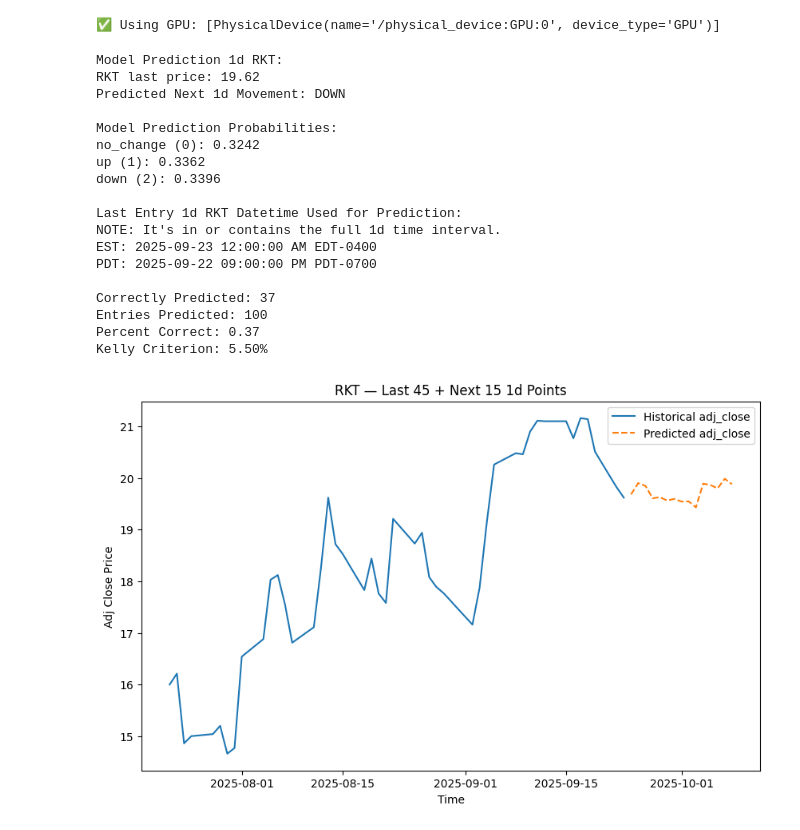
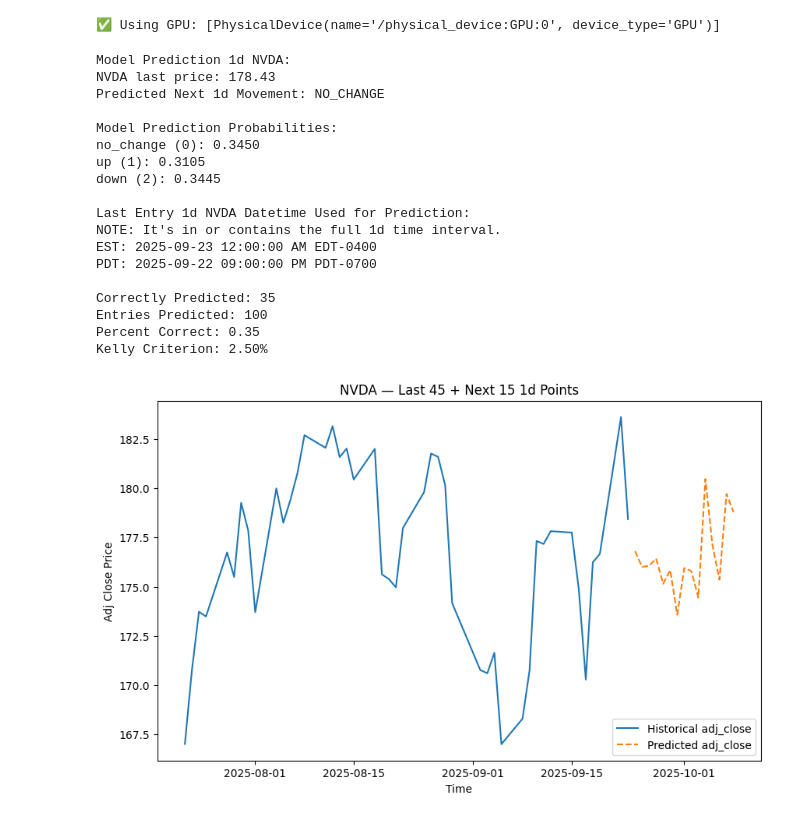
Before and after one commit to yuchild/stock_production_agg, a Jupyter notebook: validations.ipynb, the cells around one changed output. Saved outputs shown, nothing was run; the diff lists cells and outputs as text; code cells hidden in the pictures.

```diff
--- a/validations.ipynb
+++ b/validations.ipynb
@@ -32,7 +32,7 @@ f.make_master_table(stock_set, interval)
 # %%
 f.xg_boost_model(interval, grid_search_on=True)
 # %%
-symbol = 'rkt'.upper()
+symbol = 'nvda'.upper()
 interval = '1d'
 f.model_prospect(symbol, interval, build=False)
 df_val = f.model_validation(symbol, interval)
@@ -44,33 +44,33 @@ p = correctly_predicted / entries_predicted # percent correct
 print(f'Percent Correct: {p}')
 print(f'Kelly Criterion: {f.kelly_c(p=[p], l=1, g=2)[0]:.2%}')
 # %% [output]
-Model Prediction 1d RKT:
-RKT last price: 19.62
-Predicted Next 1d Movement: DOWN
+Model Prediction 1d NVDA:
+NVDA last price: 178.43
+Predicted Next 1d Movement: NO_CHANGE
 
 Model Prediction Probabilities:
-no_change (0): 0.3242
-up (1): 0.3362
-down (2): 0.3396
+no_change (0): 0.3450
+up (1): 0.3105
+down (2): 0.3445
 
-Last Entry 1d RKT Datetime Used for Prediction:
+Last Entry 1d NVDA Datetime Used for Prediction:
 NOTE: It's in or contains the full 1d time interval.
 EST: 2025-09-23 12:00:00 AM EDT-0400
 PDT: 2025-09-22 09:00:00 PM PDT-0700
 
-Correctly Predicted: 37
+Correctly Predicted: 35
 Entries Predicted: 100
-Percent Correct: 0.37
-Kelly Criterion: 5.50%
+Percent Correct: 0.35
+Kelly Criterion: 2.50%
 # %%
 # regressor model
 # Train the 15-step-ahead model on your aggregated data:
 f.xg_boost_reg_model(interval="1m", grid_search_on=True)
 # %%
 # Then for any symbol, plot the last 45 days plus the next 15-day forecast:
-f.plot_adj_close("rkt", interval="1d")
+f.plot_adj_close("nvda", interval="1d")
 # %% [output]
-[figure, old version]
+[figure, new version]
 # %%
 import os
 import warnings
```
Also changed, not shown: 2 other files.
